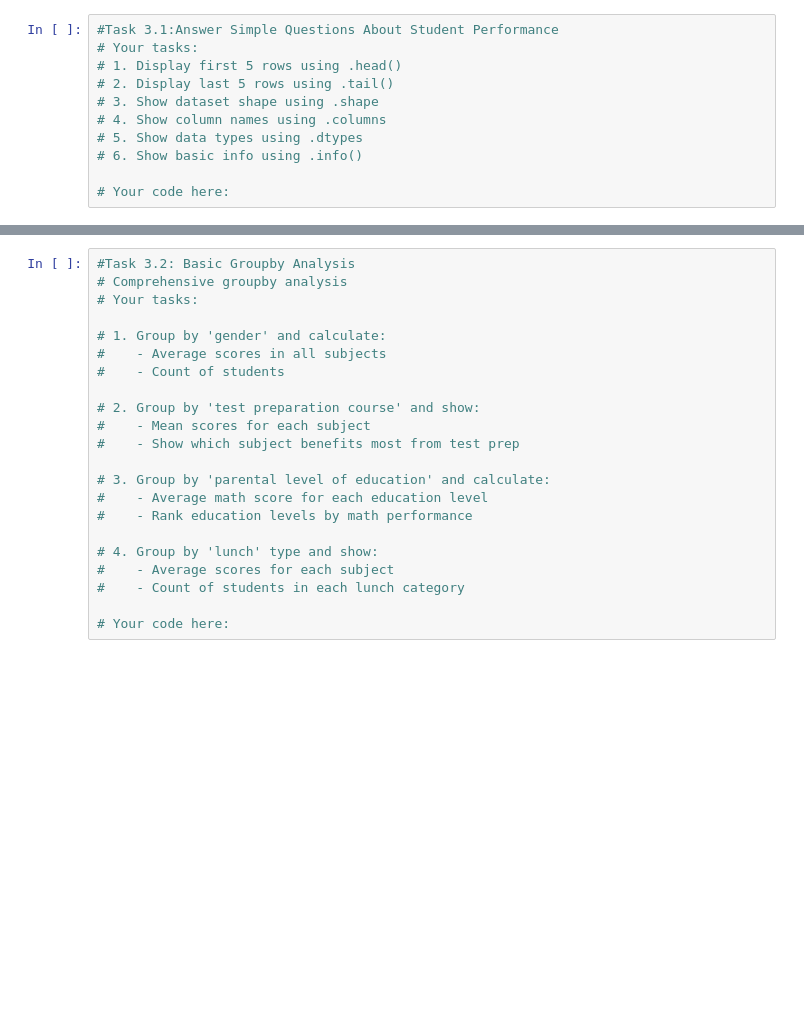
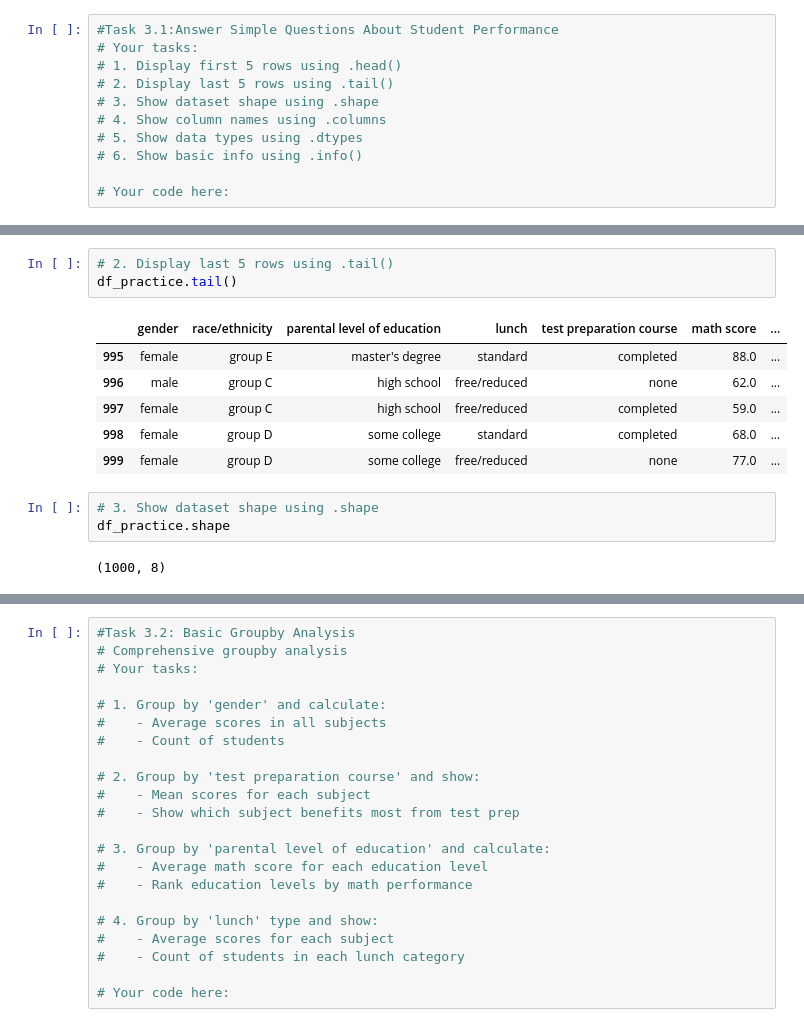
Before and after one commit to rubel-ds-ai/sm-tasks, a Jupyter notebook: Assignment_3_NumPy_and_Pandas_for_Data_Science.ipynb, the cells around one changed output, grey strips where cells are left out. Drawn from its saved outputs; the diff is of its cells as text; blank space fills up the shorter version.

```diff
--- a/Assignment_3_NumPy_and_Pandas_for_Data_Science.ipynb
+++ b/Assignment_3_NumPy_and_Pandas_for_Data_Science.ipynb
@@ -189,0 +359,15 @@ missing_writing_idx = np.random.choice(df_practice.index, 30, replace=False)
+# %%
+# 2. Display last 5 rows using .tail()
+df_practice.tail()
+# %% [output]
+|  | gender | race/ethnicity | parental level of education | lunch | test preparation course | math score | ... |
+| 995 | female | group E | master's degree | standard | completed | 88.0 | ... |
+| 996 | male | group C | high school | free/reduced | none | 62.0 | ... |
+| 997 | female | group C | high school | free/reduced | completed | 59.0 | ... |
+| 998 | female | group D | some college | standard | completed | 68.0 | ... |
+| 999 | female | group D | some college | free/reduced | none | 77.0 | ... |
+# %%
+# 3. Show dataset shape using .shape
+df_practice.shape
+# %% [output]
+(1000, 8)
```
Also changed, not shown: parts of 26 cells of this notebook.
